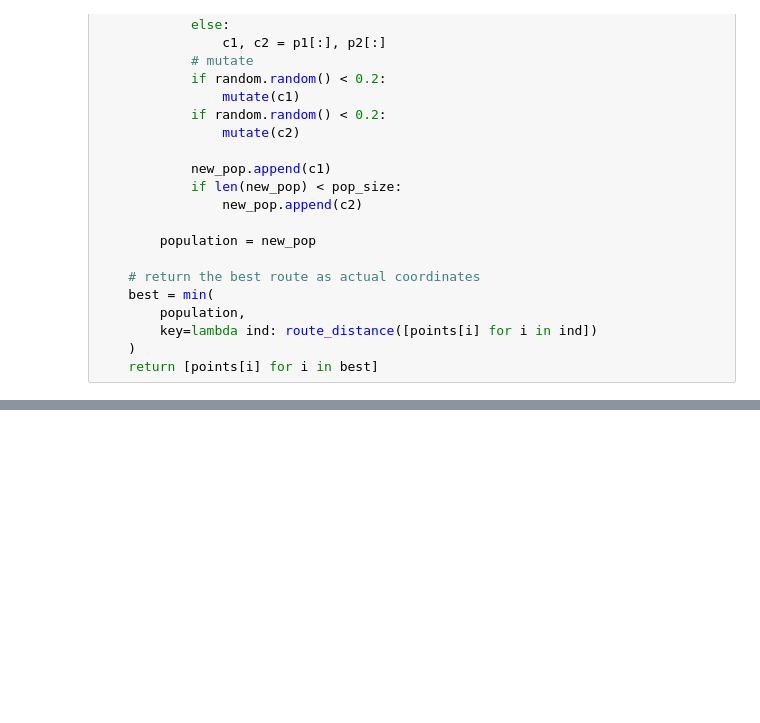
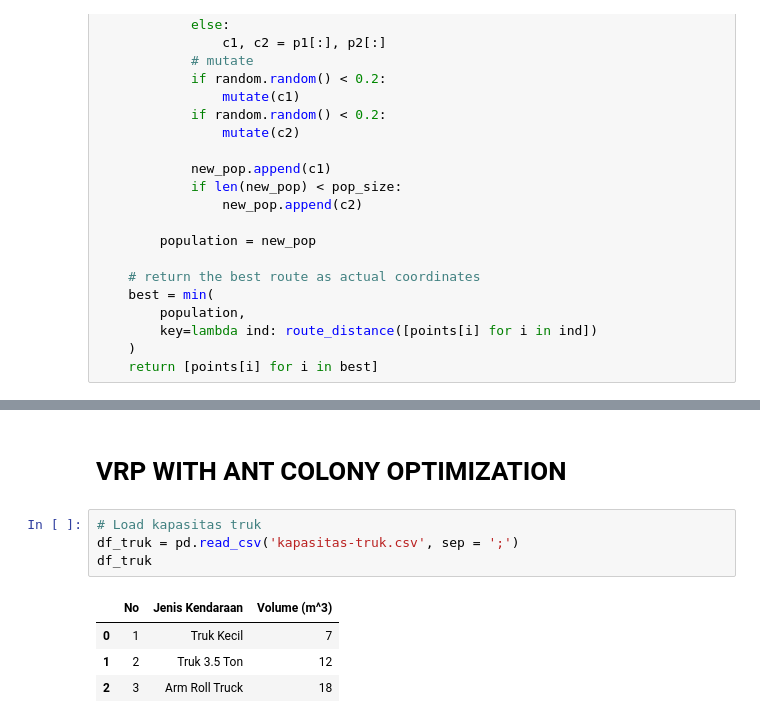
Before and after one commit to devstiel/FP-SoftComputing, a Jupyter notebook: Main.ipynb, the cells around one changed output, grey strips where cells are left out. Cells and saved outputs as stored; diff of their text form; blank space fills up the shorter version.

```diff
--- a/Main.ipynb
+++ b/Main.ipynb
@@ -296 +314,12 @@ Vehicle 11: Pool Tanjungsari → Prada Kali Kendal → TPA Benowo → Pool Tanju
 [interactive output not drawn]
+# %% [markdown]
+# VRP WITH ANT COLONY OPTIMIZATION
+# %%
+# Load kapasitas truk
+df_truk = pd.read_csv('kapasitas-truk.csv', sep = ';')
+df_truk
+# %% [output]
+|  | No | Jenis Kendaraan | Volume (m^3) |
+| 0 | 1 | Truk Kecil | 7 |
+| 1 | 2 | Truk 3.5 Ton | 12 |
+| 2 | 3 | Arm Roll Truck | 18 |
```
Also changed, not shown: parts of 14 cells of this notebook, 2 other files.
